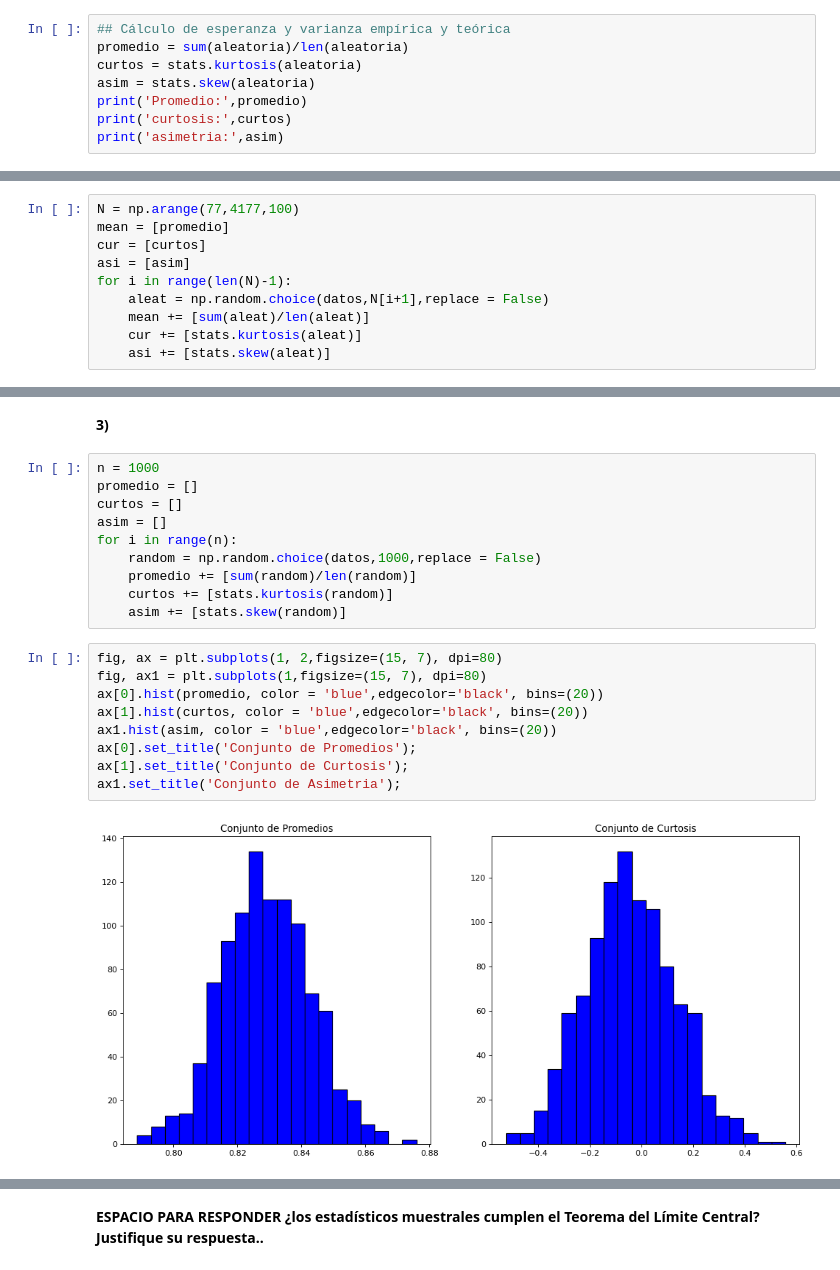
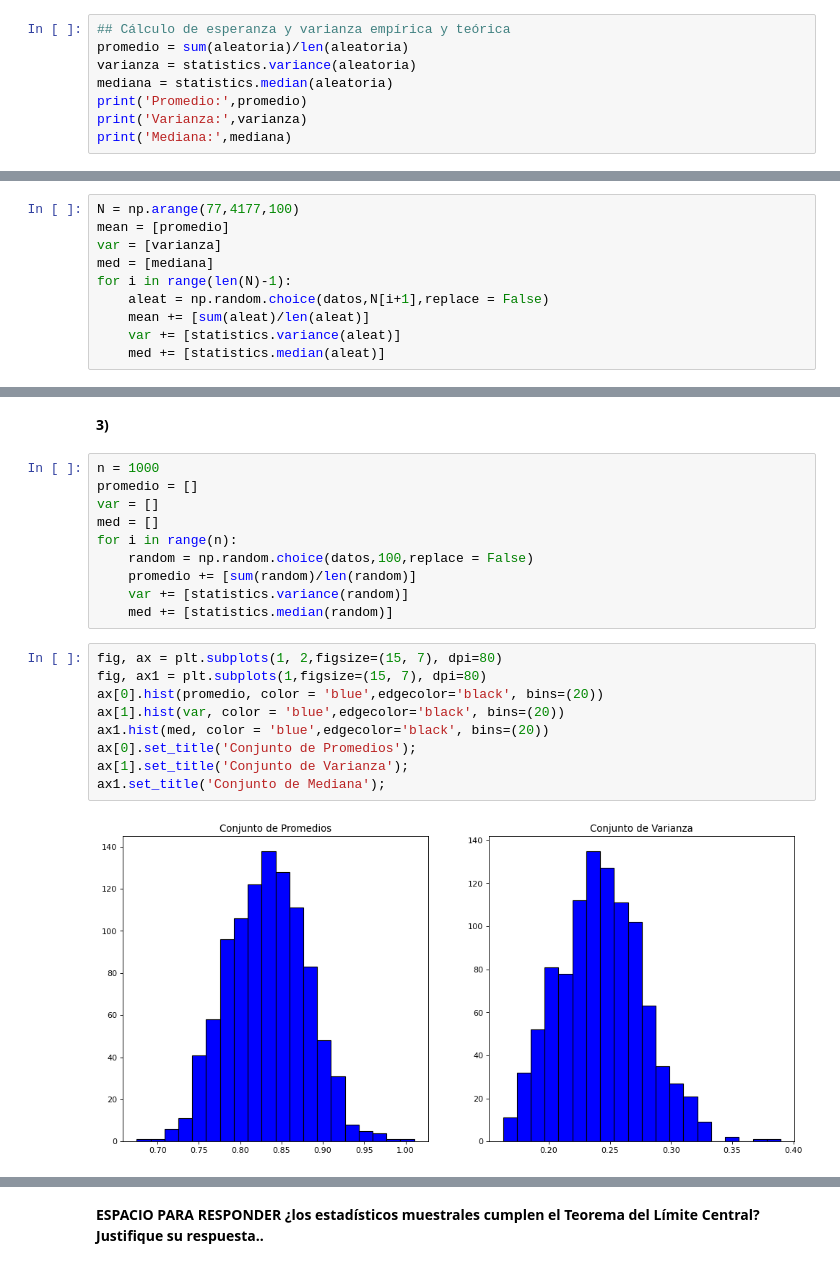
Before and after one commit to Spun1/INFO-274, a Jupyter notebook: PROYECTO/ProyectoUnidad1.ipynb, the cells around one changed output, grey strips where cells are left out. Cells and saved outputs as stored; diff of their text form.

```diff
--- a/PROYECTO/ProyectoUnidad1.ipynb
+++ b/PROYECTO/ProyectoUnidad1.ipynb
@@ -510,9 +510,9 @@ array([0.4265, 1.087 , 0.869 , 1.103 , 1.1375, 1.059 , 0.537 , 1.065 ,
 # %%
 ## Cálculo de esperanza y varianza empírica y teórica
 promedio = sum(aleatoria)/len(aleatoria)
-curtos = stats.kurtosis(aleatoria)
-asim = stats.skew(aleatoria)
+varianza = statistics.variance(aleatoria)
+mediana = statistics.median(aleatoria)
 print('Promedio:',promedio)
-print('curtosis:',curtos)
-print('asimetria:',asim)
+print('Varianza:',varianza)
+print('Mediana:',mediana)
 # %% [output]
@@ -533,13 +533,13 @@ array([  77,  177,  277,  377,  477,  577,  677,  777,  877,  977, 1077,
 # %%
 N = np.arange(77,4177,100)
 mean = [promedio]
-cur = [curtos]
-asi = [asim]
+var = [varianza]
+med = [mediana]
 for i in range(len(N)-1):
     aleat = np.random.choice(datos,N[i+1],replace = False)
     mean += [sum(aleat)/len(aleat)]
-    cur += [stats.kurtosis(aleat)]
-    asi += [stats.skew(aleat)]
+    var += [statistics.variance(aleat)]
+    med += [statistics.median(aleat)]
 # %%
 fig, ax = plt.subplots(1,2, figsize=(15, 7))
 fig, ax1 = plt.subplots(1, figsize=(15, 7))
@@ -566,21 +566,21 @@ Text(0, 0.5, 'Asimetria')
 # %%
 n = 1000
 promedio = []
-curtos = []
-asim = []
+var = []
+med = []
 for i in range(n):
-    random = np.random.choice(datos,1000,replace = False)
+    random = np.random.choice(datos,100,replace = False)
     promedio += [sum(random)/len(random)]
-    curtos += [stats.kurtosis(random)]
-    asim += [stats.skew(random)]
+    var += [statistics.variance(random)]
+    med += [statistics.median(random)]
 # %%
 fig, ax = plt.subplots(1, 2,figsize=(15, 7), dpi=80)
 fig, ax1 = plt.subplots(1,figsize=(15, 7), dpi=80)
 ax[0].hist(promedio, color = 'blue',edgecolor='black', bins=(20))
-ax[1].hist(curtos, color = 'blue',edgecolor='black', bins=(20))
-ax1.hist(asim, color = 'blue',edgecolor='black', bins=(20))
+ax[1].hist(var, color = 'blue',edgecolor='black', bins=(20))
+ax1.hist(med, color = 'blue',edgecolor='black', bins=(20))
 ax[0].set_title('Conjunto de Promedios');
-ax[1].set_title('Conjunto de Curtosis');
-ax1.set_title('Conjunto de Asimetria');
+ax[1].set_title('Conjunto de Varianza');
+ax1.set_title('Conjunto de Mediana');
 # %% [output]
-[figure, old version]
+[figure, new version]
```
Also changed, not shown: parts of 14 cells of this notebook.
